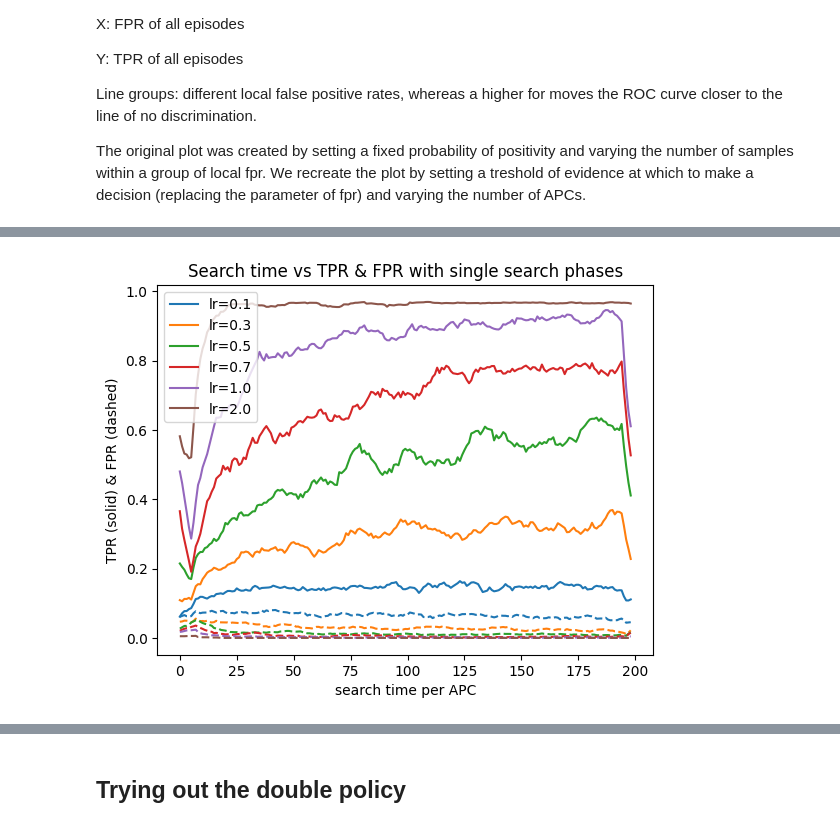
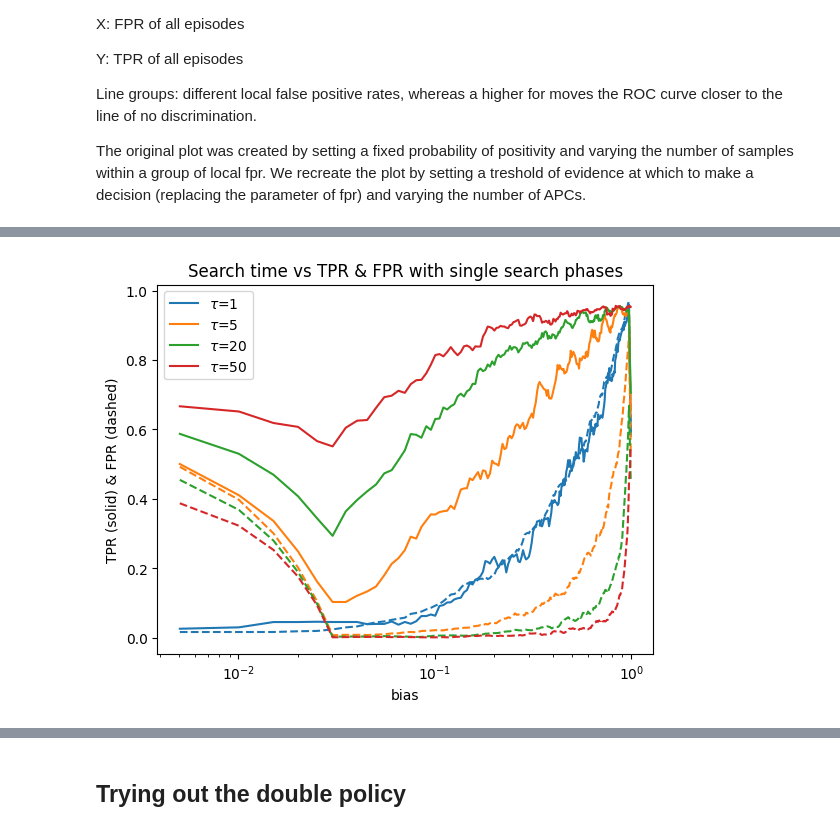
Before and after one commit to nikoczernin/tcells, a Jupyter notebook: baumgart_repro.ipynb, the cells around one changed output, grey strips where cells are left out. Cells and saved outputs as stored; diff of their text form; code cells hidden in the pictures.

Commit message:
new system

```diff
--- a/baumgart_repro.ipynb
+++ b/baumgart_repro.ipynb
@@ -208,12 +203,0 @@ df_all = pd.concat(experiment_dfs, ignore_index=True)
-# %%
-# Plot each experiment separately
-i = 0
-for p, df_p in df_all.groupby("p"):
-    plt.plot(df_p["n"], df_p["TPR"], color=plt.cm.tab10.colors[i], label=f"p={p}")
-    plt.plot(df_p["n"], df_p["FPR"], color=plt.cm.tab10.colors[i], linestyle="--")
-    i += 1
-
-plt.xlabel("n")
-plt.ylabel("TPR")
-plt.legend()
-plt.show()
@@ -335,7 +226,7 @@ for learning_rate in [.1, .3, .5, .7, 1., 2.]:
     for i in range(k):
         for t in range(T):
             # get evidence for t
-            e = env.get_evidence(t)
+            e = env.get_certainty(t)
             # get the direction of the evidence
             tendency = random.random() < 0.5
             # if tendency is negative, invert the evidence
@@ -414,14 +331,78 @@ time_results['FPR_smooth'] = (
 # %%
+# for different groups of tau
+# and for all possible different bias levels from 0 to 1
+# do 200 episodes
+# then on the x-axis have the bias
+# and on y axis map lines of TPR and FPR per learning rate
 
-for i, lr in enumerate(time_results.learning_rate.unique()):
-    df_filtered = time_results[time_results.learning_rate == lr]
-    plt.plot(df_filtered.t, df_filtered.TPR_smooth, color=plt.cm.tab10.colors[i], label=f"lr={lr}")
-    plt.plot(df_filtered.t, df_filtered.FPR_smooth, color=plt.cm.tab10.colors[i], linestyle="dashed")
+from RL.ImmuneSystem import ImmuneSystem_SinglePhase
+from RL.APC import StochasticAPC
+from matplotlib import pyplot as plt
+import numpy as np
+import pandas as pd
+import random
 
-plt.xlabel("search time per APC")
+tau_results = []
+
+learning_rate = 2
+n = 200
+biases = np.linspace(0, 1, n)
+# biases = [0.5]
+for tau in [1, 5, 20, 50]:
+# for learning_rate in [2]:
+    for bias in biases:
+        if bias == 0 or bias == 1: continue
+        env = StochasticAPC(learning_rate=learning_rate, p=0.1, bias=bias)
+        agent_ = ImmuneSystem_SinglePhase(env, tau=tau)
+        for j in range(n):
+            # reset the env
+            agent_.env.reset()
+            R, t, transitions = agent_.episode()
+            final_action = transitions[-1][1]
+            final_reward = transitions[-1][2]
+            evaluation = transitions[-1][4]
+            tau_results.append({"evaluation":evaluation, "t":t, "tau": tau, "bias":bias})
+
+
+tau_results = pd.DataFrame(tau_results)
+tau_results
+
+tau_results = tau_results.value_counts(["tau", "bias", "evaluation"]).unstack(fill_value=0).reindex(columns=["TP","FP","TN","FN"], fill_value=0).reset_index()
+tau_results["TP"] = tau_results.get("TP", 0)
+tau_results["FP"] = tau_results.get("FP", 0)
+tau_results["TN"] = tau_results.get("TN", 0)
+tau_results["FN"] = tau_results.get("FN", 0)
+tau_results["TPR"] = tau_results["TP"] / (tau_results["TP"] + tau_results["FN"] + 1)
+tau_results["TNR"] = tau_results["TN"] / (tau_results["FP"] + tau_results["TN"] + 1)
+tau_results["FNR"] = tau_results["FN"] / (tau_results["TP"] + tau_results["FN"] + 1)
+tau_results["FPR"] = tau_results["FP"] / (tau_results["FP"] + tau_results["TN"] + 1)
+
+# compute the rolling mean (centered so it smooths past & future points)
+tau_results['TPR_smooth'] = (
+    tau_results['TPR']
+    .rolling(window=10, min_periods=1, center=True)
+    .mean()
+)
+tau_results['FPR_smooth'] = (
+    tau_results['FPR']
+    .rolling(window=10, min_periods=1, center=True)
+    .mean()
+)
+tau_results
+
+
+
+for i, tau in enumerate(tau_results.tau.unique()):
+    df_filtered = tau_results[tau_results.tau == tau]
+    plt.plot(df_filtered.bias, df_filtered.TPR_smooth, color=plt.cm.tab10.colors[i], label=f"$\\tau$={tau}")
+    plt.plot(df_filtered.bias, df_filtered.FPR_smooth, color=plt.cm.tab10.colors[i], linestyle="dashed")
+
+
+plt.xscale("log")   # make x-axis logarithmic
+plt.xlabel("bias")
 plt.ylabel("TPR (solid) & FPR (dashed)")
 plt.title("Search time vs TPR & FPR with single search phases")
 plt.legend()
 plt.show()
 # %% [output]
-[figure, old version]
+[figure, new version]
```
Also changed, not shown: parts of 21 cells of this notebook, 8 other files.
